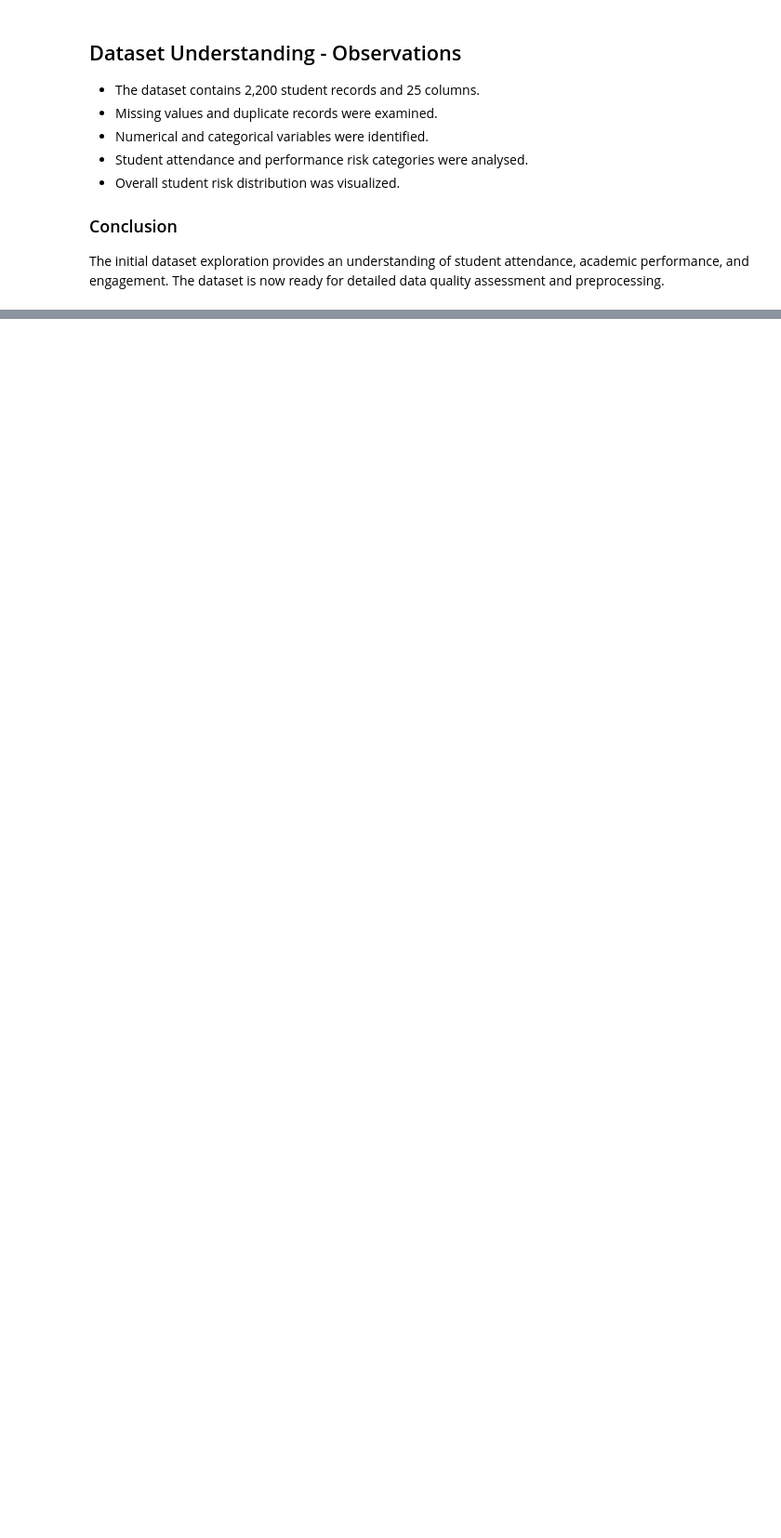
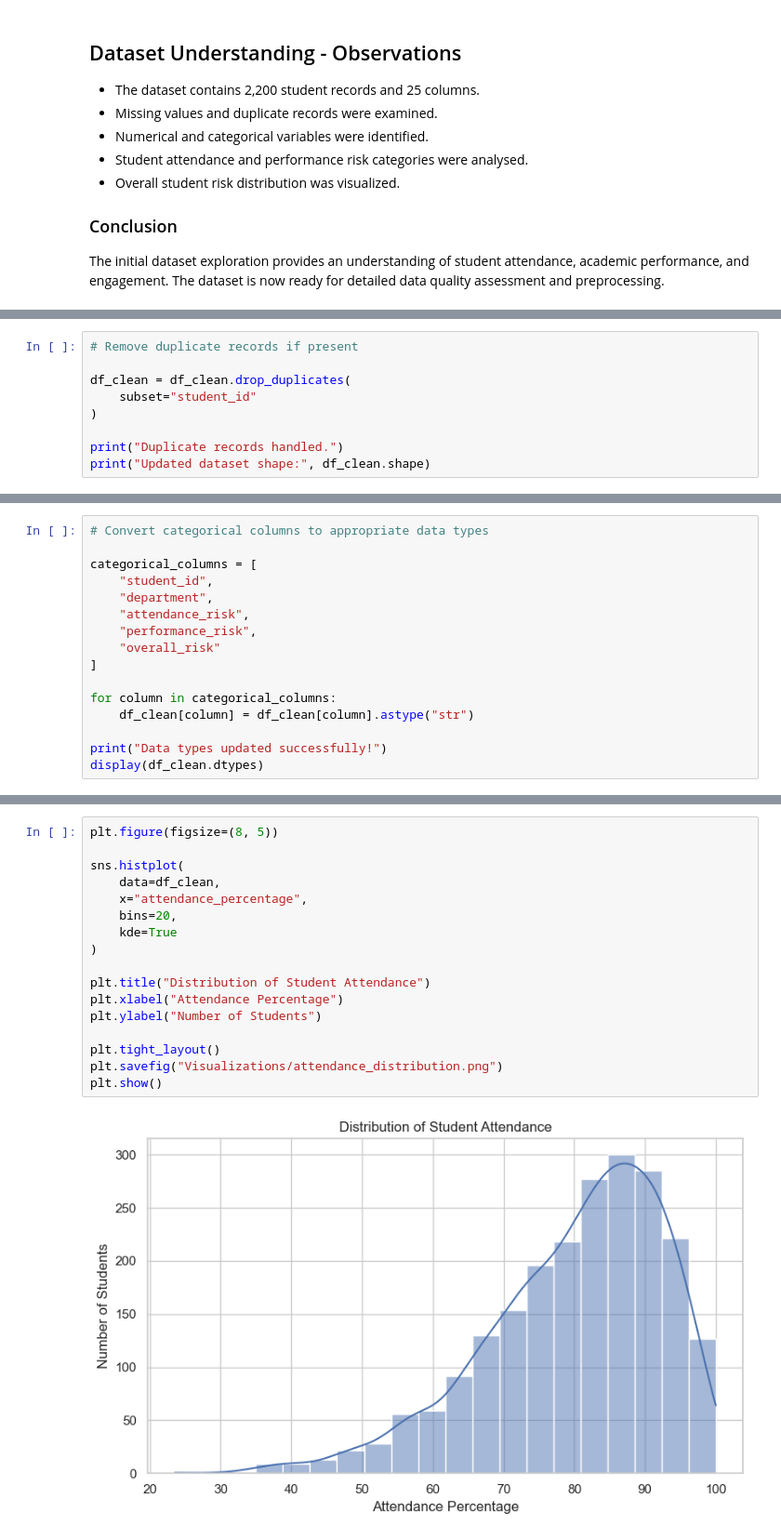
Before and after one commit to yuvrajshinde811/student-attendance-risk-analysis, a Jupyter notebook: Student_Attendance_Risk_Analysis.ipynb, the cells around one changed output, grey strips where cells are left out. Shown at 93% size. Drawn from its saved outputs; the diff is of its cells as text; blank space fills up the shorter version.

```diff
--- a/Student_Attendance_Risk_Analysis.ipynb
+++ b/Student_Attendance_Risk_Analysis.ipynb
@@ -339,0 +418,9 @@ and preprocessing.
+# %%
+# Remove duplicate records if present
+
+df_clean = df_clean.drop_duplicates(
+    subset="student_id"
+)
+
+print("Duplicate records handled.")
+print("Updated dataset shape:", df_clean.shape)
@@ -339,0 +452,16 @@ and preprocessing.
+# %%
+# Convert categorical columns to appropriate data types
+
+categorical_columns = [
+    "student_id",
+    "department",
+    "attendance_risk",
+    "performance_risk",
+    "overall_risk"
+]
+
+for column in categorical_columns:
+    df_clean[column] = df_clean[column].astype("str")
+
+print("Data types updated successfully!")
+display(df_clean.dtypes)
@@ -339,0 +653,19 @@ and preprocessing.
+# %%
+plt.figure(figsize=(8, 5))
+
+sns.histplot(
+    data=df_clean,
+    x="attendance_percentage",
+    bins=20,
+    kde=True
+)
+
+plt.title("Distribution of Student Attendance")
+plt.xlabel("Attendance Percentage")
+plt.ylabel("Number of Students")
+
+plt.tight_layout()
+plt.savefig("Visualizations/attendance_distribution.png")
+plt.show()
+# %% [output]
+[figure, added]
```
Also changed, not shown: parts of 59 cells of this notebook, 15 other files.
